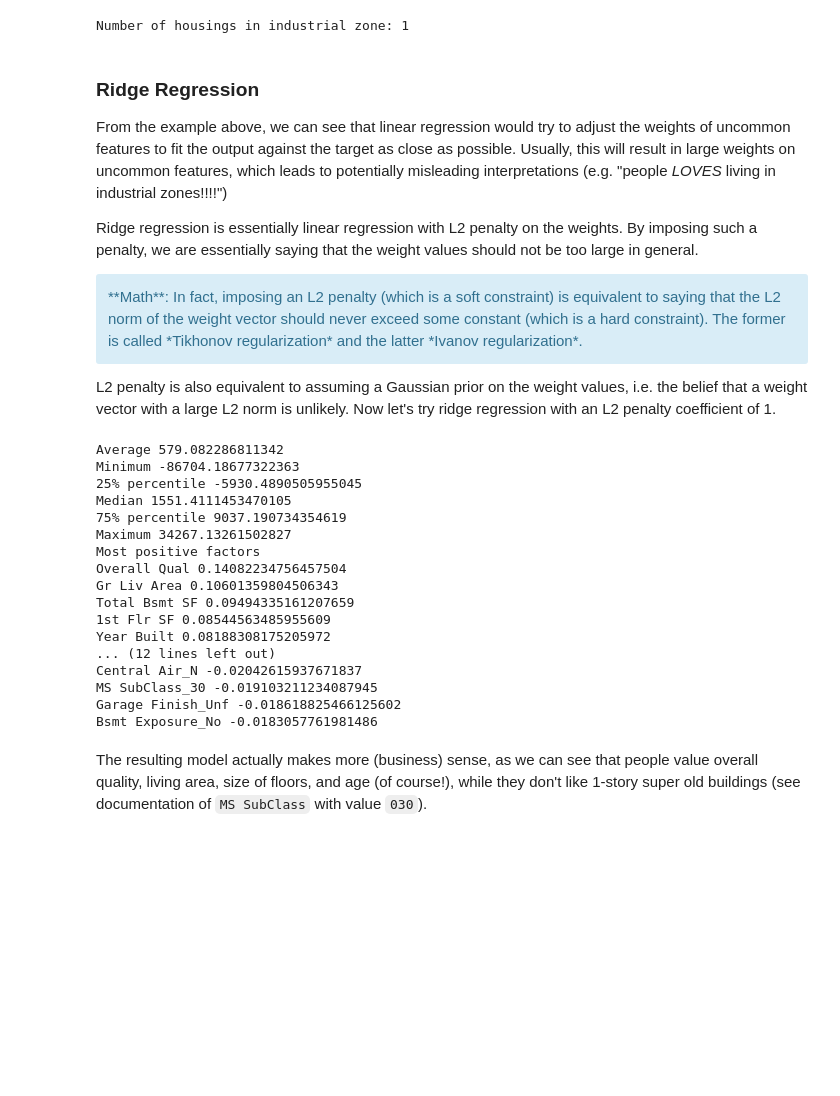
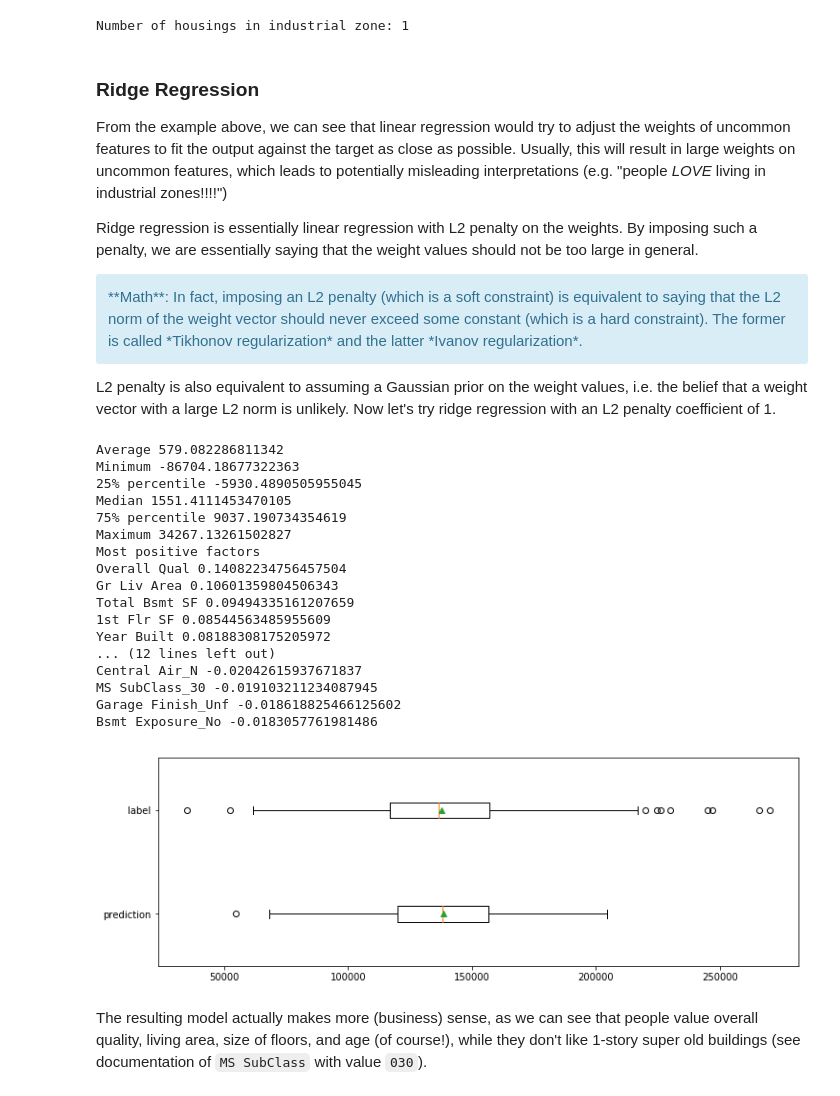
Before and after one commit to nyu-dl/Intro_to_ML_Lecture_Note, a Jupyter notebook: notebook/labs/12 - Linear Regression.ipynb, the cells around one changed output. Cells and saved outputs as stored; diff of their text form; code cells hidden in the pictures; blank space fills up the shorter version.

```diff
--- a/notebook/labs/12 - Linear Regression.ipynb
+++ b/notebook/labs/12 - Linear Regression.ipynb
@@ -319,7 +327,7 @@ Number of housings in industrial zone: 1
 # %% [markdown]
 ### Ridge Regression
 
-From the example above, we can see that linear regression would try to adjust the weights of uncommon features to fit the output against the target as close as possible.  Usually, this will result in large weights on uncommon features, which leads to potentially misleading interpretations (e.g. "people *LOVES* living in industrial zones!!!!")
+From the example above, we can see that linear regression would try to adjust the weights of uncommon features to fit the output against the target as close as possible.  Usually, this will result in large weights on uncommon features, which leads to potentially misleading interpretations (e.g. "people *LOVE* living in industrial zones!!!!")
 
 Ridge regression is essentially linear regression with L2 penalty on the weights.  By imposing such a penalty, we are essentially saying that the weight values should not be too large in general.
 
@@ -331,31 +339,33 @@ L2 penalty is also equivalent to assuming a Gaussian prior on the weight values,
 # %%
 params = np.zeros(n_features + 1)
 model = scipy.optimize.minimize(cost, params, (train_data, train_labels, 1), jac=cost_grad)
 params = model.x
 test_prediction = predict(params, test_data)
 actual_prediction = test_prediction * std_saleprice + mean_saleprice # undo the normalization
 # Check whether the model tends to underestimate or overestimate the housing price
 error = actual_prediction - actual_test_labels
 print_distribution_summary(error)
 print_most_significant_params(params, columns, 10)
+plot_distribution_summaries([actual_prediction, actual_test_labels], ['prediction', 'label'])
 # %% [output]
 Average 579.082286811342
 Minimum -86704.18677322363
 25% percentile -5930.4890505955045
 Median 1551.4111453470105
 75% percentile 9037.190734354619
 Maximum 34267.13261502827
 Most positive factors
 Overall Qual 0.14082234756457504
 Gr Liv Area 0.10601359804506343
 Total Bsmt SF 0.09494335161207659
 1st Flr SF 0.08544563485955609
 Year Built 0.08188308175205972
 ... (12 lines left out)
 Central Air_N -0.02042615937671837
 MS SubClass_30 -0.019103211234087945
 Garage Finish_Unf -0.018618825466125602
 Bsmt Exposure_No -0.0183057761981486
+[figure, added]
 # %% [markdown]
 The resulting model actually makes more (business) sense, as we can see that people value overall quality, living area, size of floors, and age (of course!), while they don't like 1-story super old buildings (see documentation of `MS SubClass` with value `030`).
 # %% [markdown]
```
Also changed, not shown: parts of 4 cells of this notebook, 2 other files.
